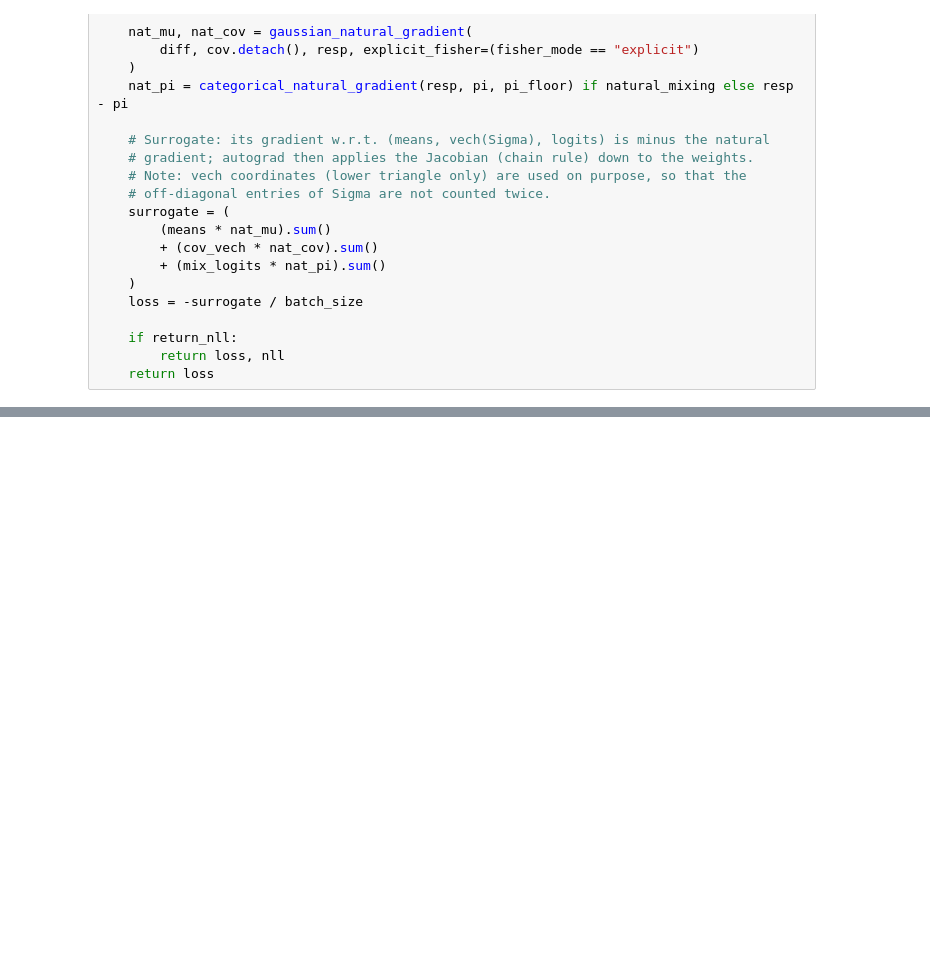
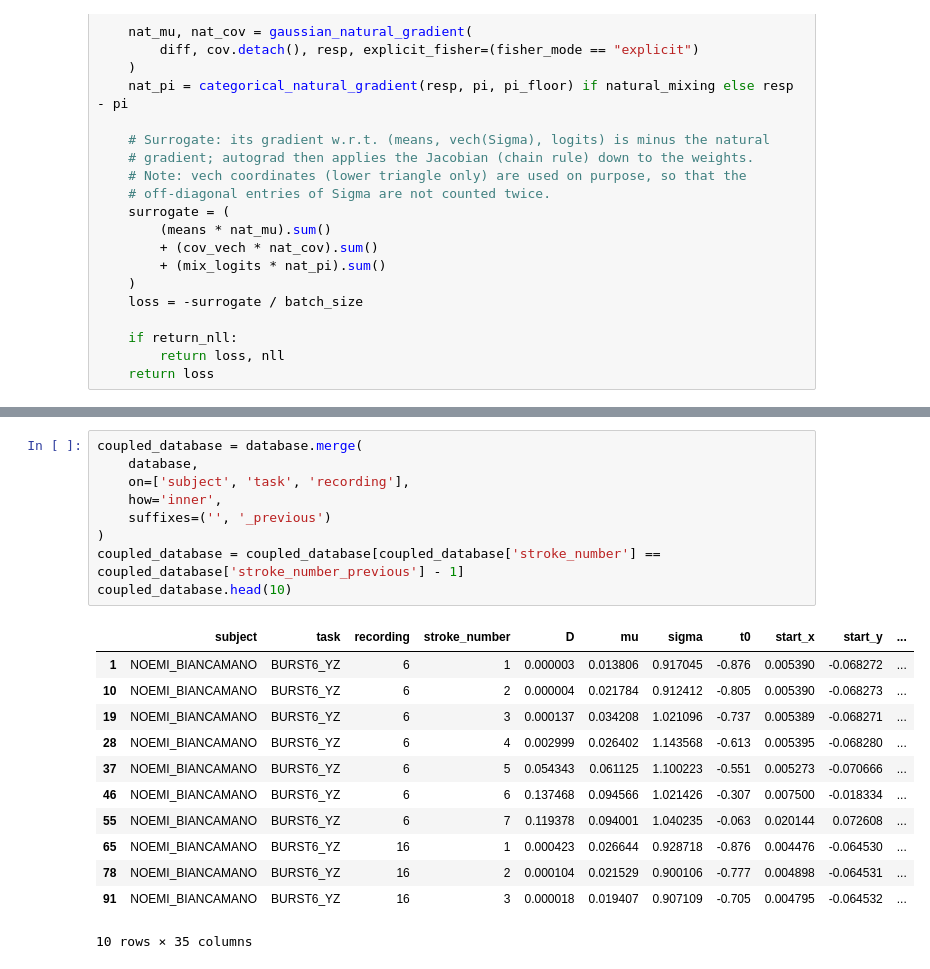
Before and after one commit to Dacu02/master_thesis_data_analysis, a Jupyter notebook: data/network/network.ipynb, the cells around one changed output, grey strips where cells are left out. Cells and saved outputs as stored; diff of their text form; blank space fills up the shorter version.

```diff
--- a/data/network/network.ipynb
+++ b/data/network/network.ipynb
@@ -386,0 +680,22 @@ def ngem_loss(
+# %%
+coupled_database = database.merge(
+    database,
+    on=['subject', 'task', 'recording'],
+    how='inner',
+    suffixes=('', '_previous')
+)
+coupled_database = coupled_database[coupled_database['stroke_number'] == coupled_database['stroke_number_previous'] - 1]
+coupled_database.head(10)
+# %% [output]
+|  | subject | task | recording | stroke_number | D | mu | sigma | t0 | start_x | start_y | ... |
+| 1 | NOEMI_BIANCAMANO | BURST6_YZ | 6 | 1 | 0.000003 | 0.013806 | 0.917045 | -0.876 | 0.005390 | -0.068272 | ... |
+| 10 | NOEMI_BIANCAMANO | BURST6_YZ | 6 | 2 | 0.000004 | 0.021784 | 0.912412 | -0.805 | 0.005390 | -0.068273 | ... |
+| 19 | NOEMI_BIANCAMANO | BURST6_YZ | 6 | 3 | 0.000137 | 0.034208 | 1.021096 | -0.737 | 0.005389 | -0.068271 | ... |
+| 28 | NOEMI_BIANCAMANO | BURST6_YZ | 6 | 4 | 0.002999 | 0.026402 | 1.143568 | -0.613 | 0.005395 | -0.068280 | ... |
+| 37 | NOEMI_BIANCAMANO | BURST6_YZ | 6 | 5 | 0.054343 | 0.061125 | 1.100223 | -0.551 | 0.005273 | -0.070666 | ... |
+| 46 | NOEMI_BIANCAMANO | BURST6_YZ | 6 | 6 | 0.137468 | 0.094566 | 1.021426 | -0.307 | 0.007500 | -0.018334 | ... |
+| 55 | NOEMI_BIANCAMANO | BURST6_YZ | 6 | 7 | 0.119378 | 0.094001 | 1.040235 | -0.063 | 0.020144 | 0.072608 | ... |
+| 65 | NOEMI_BIANCAMANO | BURST6_YZ | 16 | 1 | 0.000423 | 0.026644 | 0.928718 | -0.876 | 0.004476 | -0.064530 | ... |
+| 78 | NOEMI_BIANCAMANO | BURST6_YZ | 16 | 2 | 0.000104 | 0.021529 | 0.900106 | -0.777 | 0.004898 | -0.064531 | ... |
+| 91 | NOEMI_BIANCAMANO | BURST6_YZ | 16 | 3 | 0.000018 | 0.019407 | 0.907109 | -0.705 | 0.004795 | -0.064532 | ... |
+10 rows × 35 columns
```
Also changed, not shown: parts of 33 cells of this notebook, 3 other files.
